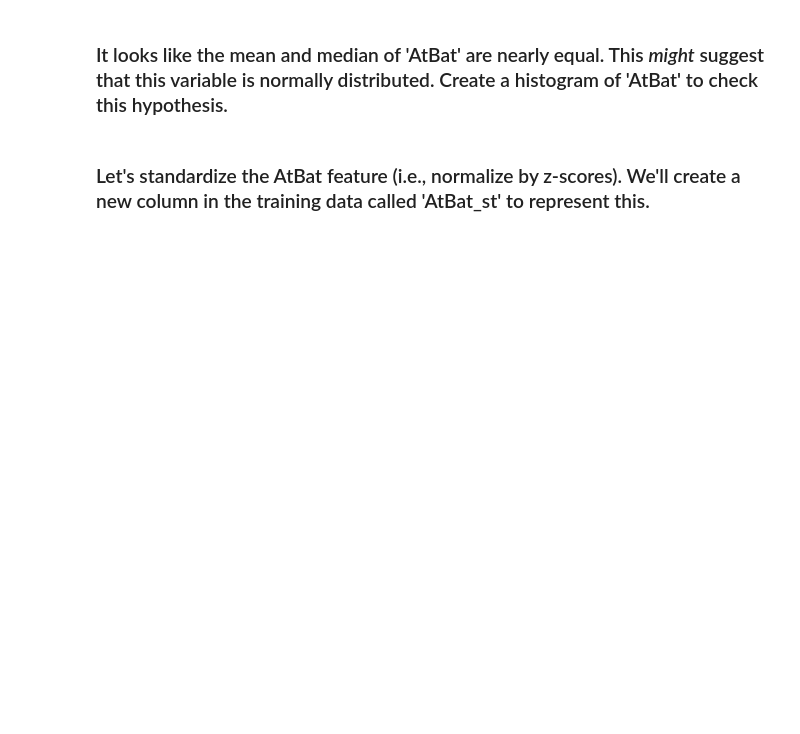
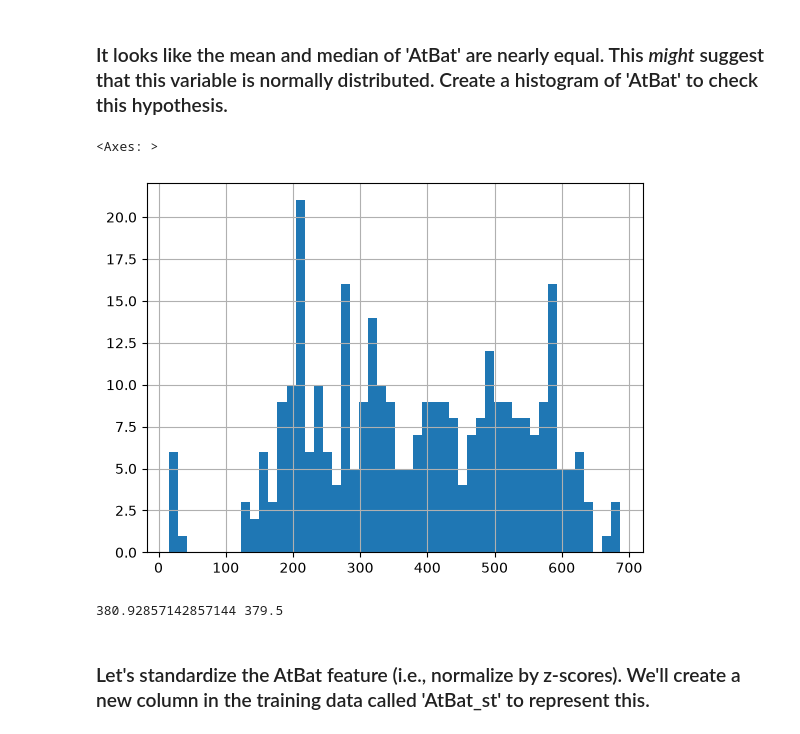
Before and after one commit to benjiezastavker-star/code_2600, a Jupyter notebook: mod03_eda.ipynb, the cells around one changed output. Saved outputs shown, nothing was run; the diff lists cells and outputs as text; code cells hidden in the pictures; blank space fills up the shorter version.

```diff
--- a/mod03_eda.ipynb
+++ b/mod03_eda.ipynb
@@ -129,7 +135,16 @@ for j in range(len(subset.columns)):
 # %% [markdown]
 ### It looks like the mean and median of 'AtBat' are nearly equal. This _might_ suggest that this variable is normally distributed. Create a histogram of 'AtBat' to check this hypothesis.
 # %%
-#fillin
+Hitters['AtBat'].hist(bins = 50)
+# %% [output]
+<Axes: >
+[figure, added]
+# %%
+hitmean = Hitters['AtBat'].mean()
+hitmedian = Hitters['AtBat'].median()
+print(hitmean, hitmedian)
+# %% [output]
+380.92857142857144 379.5
 # %% [markdown]
 ### Let's standardize the AtBat feature (i.e., normalize by z-scores). We'll create a new column in the training data called 'AtBat_st' to represent this.
 # %%
```
Also changed, not shown: parts of 13 cells of this notebook.
